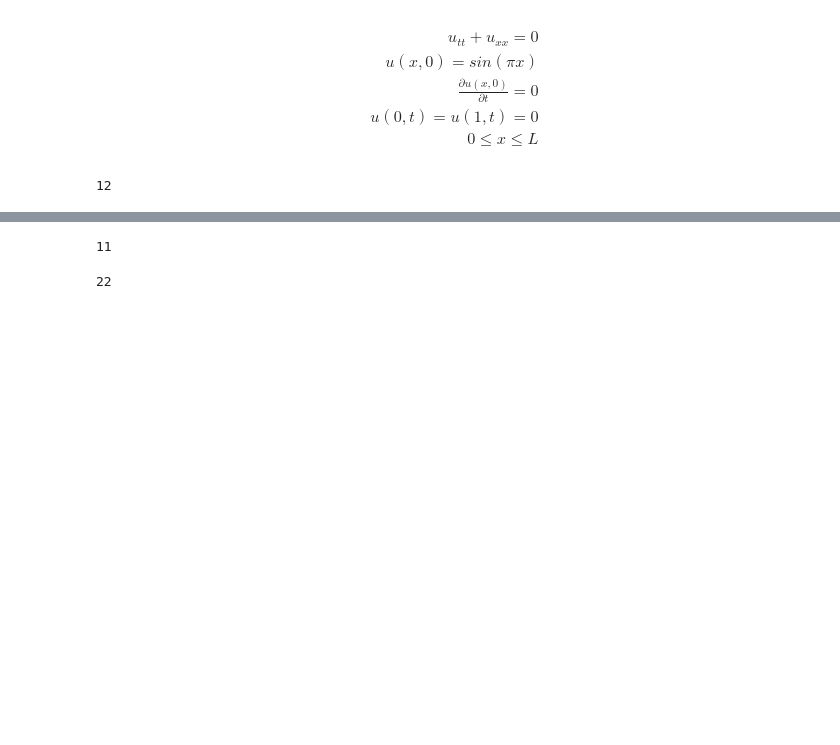
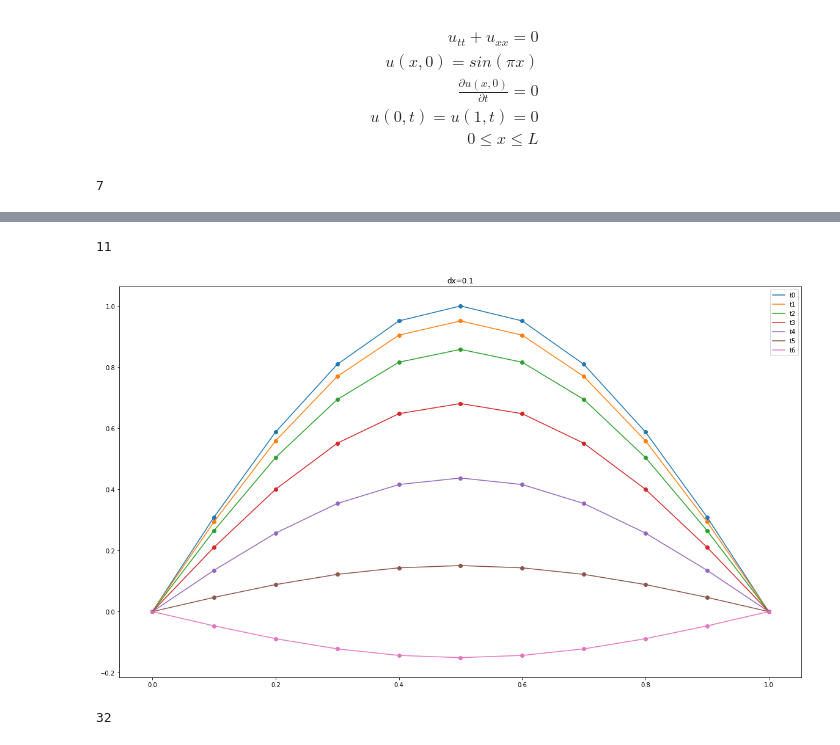
Before and after one commit to rudrasohan/Advanced-Numerical-Techniques, a Jupyter notebook: assignment11.ipynb, the cells around one changed output, grey strips where cells are left out. Saved outputs shown, nothing was run; the diff lists cells and outputs as text; code cells hidden in the pictures; blank space fills up the shorter version.

```diff
--- a/assignment11.ipynb
+++ b/assignment11.ipynb
@@ -55,10 +55,10 @@ def Upwind_SOLVER(cond, solsn = None, solsn1 = None, init=True):
     nu = (cond.dt/cond.dx)**2
     if init:
         for i in range(1,nx):
-            u[i] = solsn[i] - nu/2.0 * (solsn[i+1] - 2.0*solsn[i] + solsn[i-1])
+            u[i] = solsn[i] + nu/2.0 * (solsn[i+1] - 2.0*solsn[i] + solsn[i-1])
     else:
         for i in range(1,nx):
-            u[i] = 2.0*solsn[i] - solsn1[i] - nu * (solsn[i+1] - 2.0 * solsn[i] + solsn[i-1])
+            u[i] = 2.0*solsn[i] - solsn1[i] + nu * (solsn[i+1] - 2.0 * solsn[i] + solsn[i-1])
     return u
 # %%
 def Solver(cond):
@@ -75,11 +75,12 @@ def Solver(cond):
     U_solve.append(u_k)
     return U_solve
 # %%
-cond = Conditions(0.1,0,1.0,0.1,10,sin(np.pi*x))
+cond = Conditions(0.1,0,1.0,0.1,5,sin(np.pi*x))
 u = Solver(cond)
+
 len(u)
 # %% [output]
-12
+7
 # %%
 n = int(np.ceil((cond.xn - cond.x0)/cond.dx))
 dt = cond.dt
@@ -90,8 +91,6 @@ g = []
 print(len(u[0]))
 for i in range(len(u)):
     x_range = np.arange(cond.x0, cond.xn + cond.dx, cond.dx)
-    if (x_range.shape[0] == 12):
-        x_range = x_range[:-1]
     ax.plot(x_range, u[i])
     ax.scatter(x_range, u[i])
     g.append("t"+str(i))
@@ -103,10 +100,11 @@ fig.show()
 11
+[figure, added]
 # %%
-cond = Conditions(0.01,0,1.0,0.01,20,sin(np.pi*x))
+cond = Conditions(0.01,0,1.0,0.01,30,sin(np.pi*x))
 u = Solver(cond)
 len(u)
 # %% [output]
-22
+32
 # %%
 n = int(np.ceil((cond.xn - cond.x0)/cond.dx))
 dt = cond.dt
```
Also changed, not shown: parts of 2 cells of this notebook.
